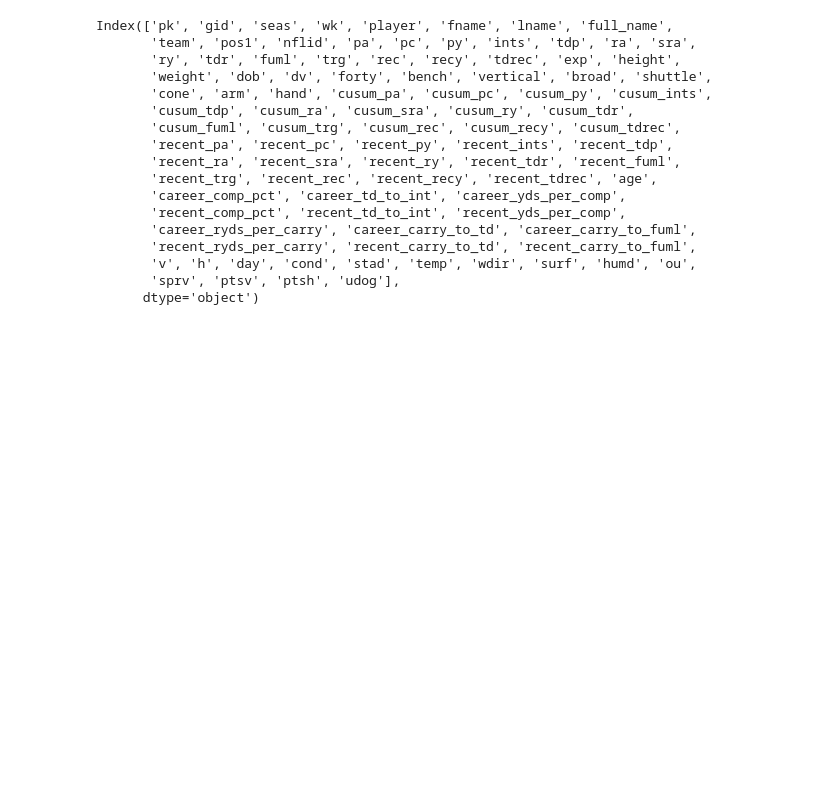
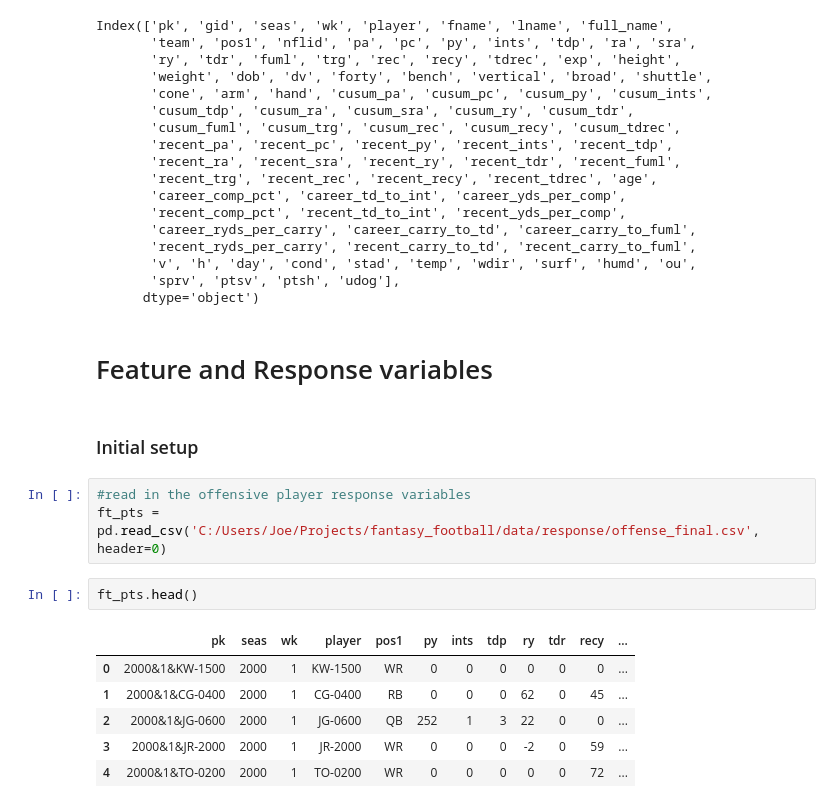
Before and after one commit to jchristo12/fantasy_football, a Jupyter notebook: analysis/feature_analysis.ipynb, the cells around one changed output. Drawn from its saved outputs; the diff is of its cells as text; blank space fills up the shorter version.

Commit message:
Read in response data

```diff
--- a/analysis/feature_analysis.ipynb
+++ b/analysis/feature_analysis.ipynb
@@ -306,3 +306,19 @@ Index(['pk', 'gid', 'seas', 'wk', 'player', 'fname', 'lname', 'full_name',
        'v', 'h', 'day', 'cond', 'stad', 'temp', 'wdir', 'surf', 'humd', 'ou',
        'sprv', 'ptsv', 'ptsh', 'udog'],
       dtype='object')
+# %% [markdown]
+# Feature and Response variables
+# %% [markdown]
+### Initial setup
+# %%
+#read in the offensive player response variables
+ft_pts = pd.read_csv('C:/Users/Joe/Projects/fantasy_football/data/response/offense_final.csv', header=0)
+# %%
+ft_pts.head()
+# %% [output]
+|  | pk | seas | wk | player | pos1 | py | ints | tdp | ry | tdr | recy | ... |
+| 0 | 2000&1&KW-1500 | 2000 | 1 | KW-1500 | WR | 0 | 0 | 0 | 0 | 0 | 0 | ... |
+| 1 | 2000&1&CG-0400 | 2000 | 1 | CG-0400 | RB | 0 | 0 | 0 | 62 | 0 | 45 | ... |
+| 2 | 2000&1&JG-0600 | 2000 | 1 | JG-0600 | QB | 252 | 1 | 3 | 22 | 0 | 0 | ... |
+| 3 | 2000&1&JR-2000 | 2000 | 1 | JR-2000 | WR | 0 | 0 | 0 | -2 | 0 | 59 | ... |
+| 4 | 2000&1&TO-0200 | 2000 | 1 | TO-0200 | WR | 0 | 0 | 0 | 0 | 0 | 72 | ... |
```
Also changed, not shown: parts of 4 cells of this notebook.
